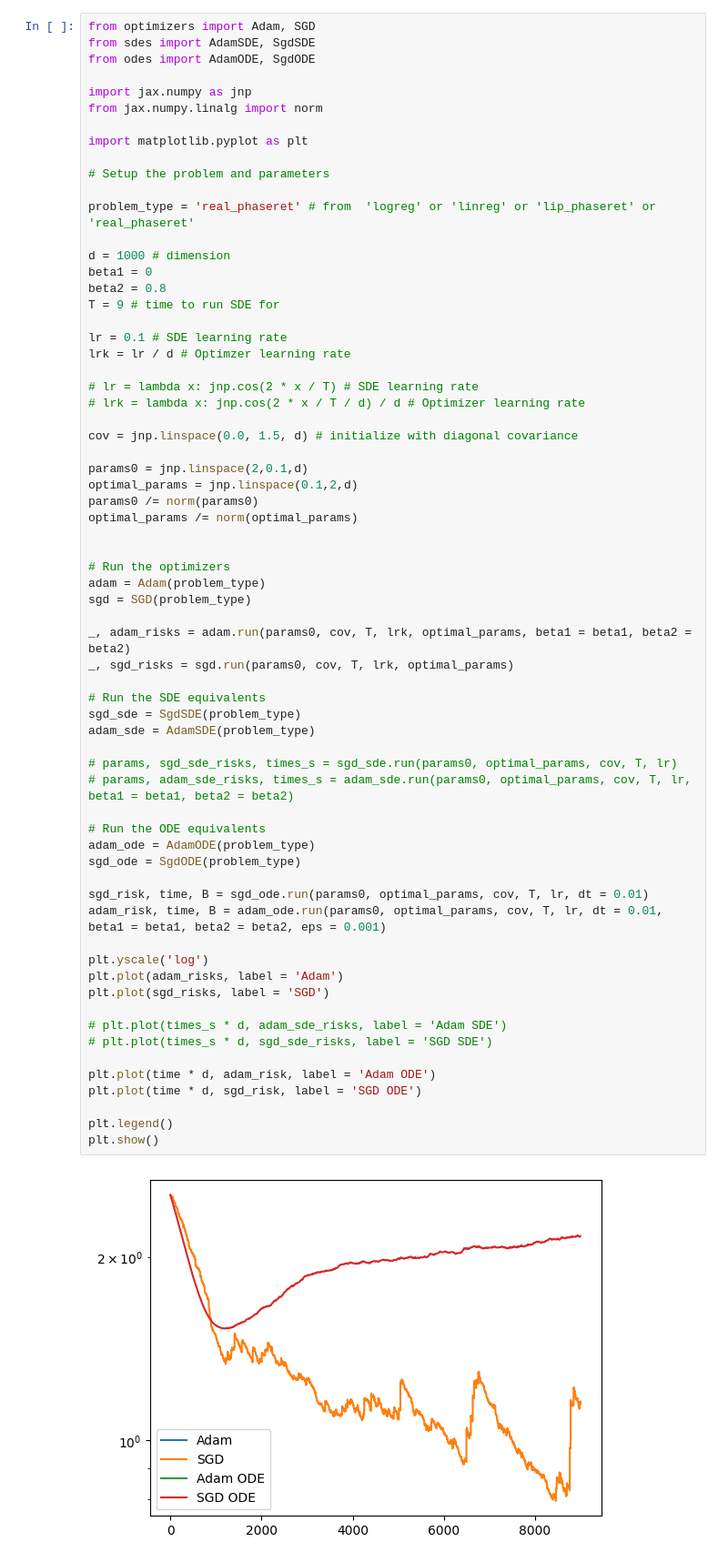
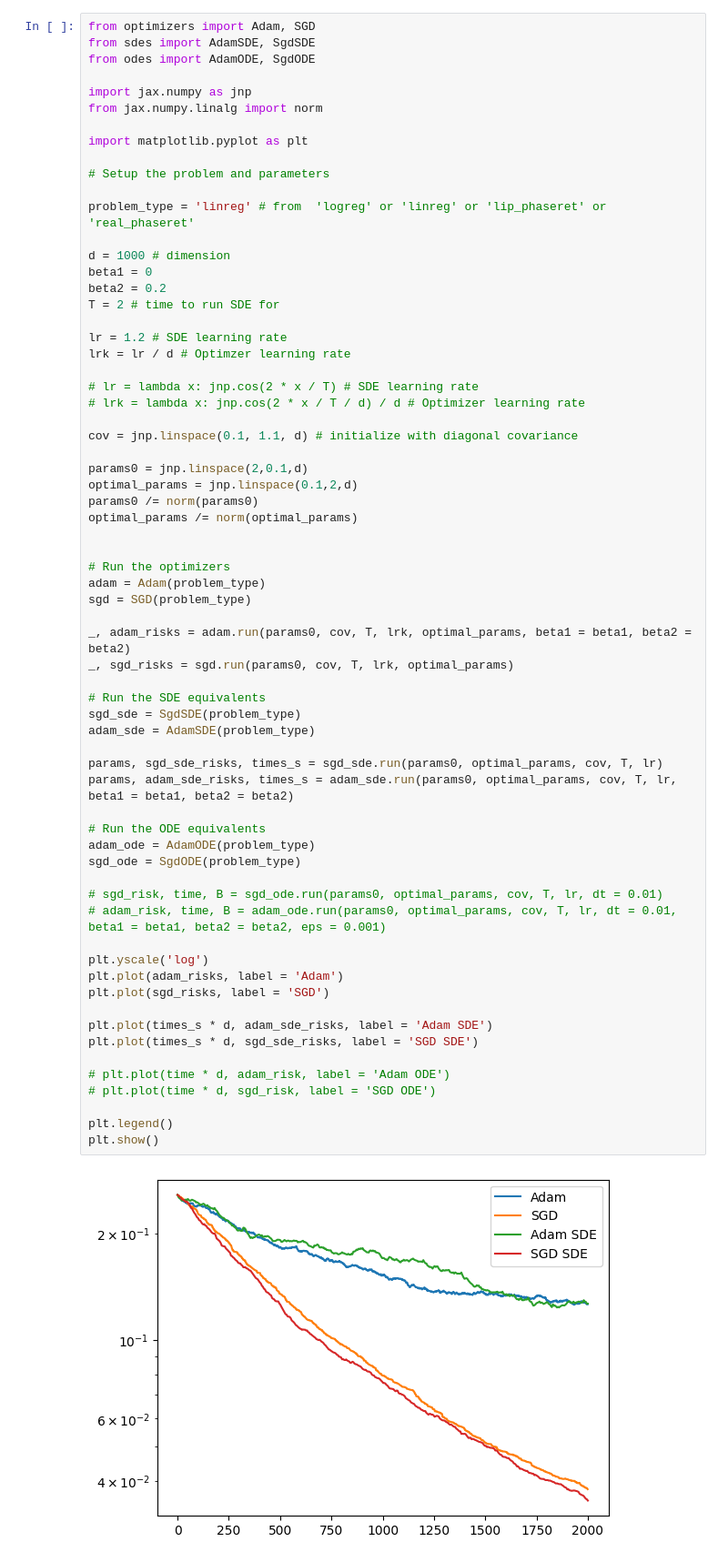
Before and after one commit to nmarzz/adam, a Jupyter notebook: demo.ipynb, the cells around one changed output. Shown at 91% size. Cells and saved outputs as stored; diff of their text form.

```diff
--- a/demo.ipynb
+++ b/demo.ipynb
@@ -10,59 +10,59 @@ import matplotlib.pyplot as plt
 
 # Setup the problem and parameters
 
-problem_type = 'real_phaseret' # from  'logreg' or 'linreg' or 'lip_phaseret' or 'real_phaseret'
+problem_type = 'linreg' # from  'logreg' or 'linreg' or 'lip_phaseret' or 'real_phaseret'
 
 d = 1000 # dimension
 beta1 = 0
-beta2 = 0.8
-T = 9 # time to run SDE for
+beta2 = 0.2
+T = 2 # time to run SDE for
 
-lr = 0.1 # SDE learning rate
+lr = 1.2 # SDE learning rate
 lrk = lr / d # Optimzer learning rate
 
 # lr = lambda x: jnp.cos(2 * x / T) # SDE learning rate
 # lrk = lambda x: jnp.cos(2 * x / T / d) / d # Optimizer learning rate
 
-cov = jnp.linspace(0.0, 1.5, d) # initialize with diagonal covariance
+cov = jnp.linspace(0.1, 1.1, d) # initialize with diagonal covariance
 
 params0 = jnp.linspace(2,0.1,d)
 optimal_params = jnp.linspace(0.1,2,d)
 params0 /= norm(params0)
 optimal_params /= norm(optimal_params)
 
 
 # Run the optimizers
 adam = Adam(problem_type)
 sgd = SGD(problem_type)
 
 _, adam_risks = adam.run(params0, cov, T, lrk, optimal_params, beta1 = beta1, beta2 = beta2)
 _, sgd_risks = sgd.run(params0, cov, T, lrk, optimal_params)
 
 # Run the SDE equivalents
 sgd_sde = SgdSDE(problem_type)
 adam_sde = AdamSDE(problem_type)
 
-# params, sgd_sde_risks, times_s = sgd_sde.run(params0, optimal_params, cov, T, lr)
-# params, adam_sde_risks, times_s = adam_sde.run(params0, optimal_params, cov, T, lr, beta1 = beta1, beta2 = beta2)
+params, sgd_sde_risks, times_s = sgd_sde.run(params0, optimal_params, cov, T, lr)
+params, adam_sde_risks, times_s = adam_sde.run(params0, optimal_params, cov, T, lr, beta1 = beta1, beta2 = beta2)
 
 # Run the ODE equivalents
 adam_ode = AdamODE(problem_type)
 sgd_ode = SgdODE(problem_type)
 
-sgd_risk, time, B = sgd_ode.run(params0, optimal_params, cov, T, lr, dt = 0.01)
-adam_risk, time, B = adam_ode.run(params0, optimal_params, cov, T, lr, dt = 0.01, beta1 = beta1, beta2 = beta2, eps = 0.001)
+# sgd_risk, time, B = sgd_ode.run(params0, optimal_params, cov, T, lr, dt = 0.01)
+# adam_risk, time, B = adam_ode.run(params0, optimal_params, cov, T, lr, dt = 0.01, beta1 = beta1, beta2 = beta2, eps = 0.001)
 
 plt.yscale('log')
 plt.plot(adam_risks, label = 'Adam')
 plt.plot(sgd_risks, label = 'SGD')
 
-# plt.plot(times_s * d, adam_sde_risks, label = 'Adam SDE')
-# plt.plot(times_s * d, sgd_sde_risks, label = 'SGD SDE')
+plt.plot(times_s * d, adam_sde_risks, label = 'Adam SDE')
+plt.plot(times_s * d, sgd_sde_risks, label = 'SGD SDE')
 
-plt.plot(time * d, adam_risk, label = 'Adam ODE')
-plt.plot(time * d, sgd_risk, label = 'SGD ODE')
+# plt.plot(time * d, adam_risk, label = 'Adam ODE')
+# plt.plot(time * d, sgd_risk, label = 'SGD ODE')
 
 plt.legend()
 plt.show()
 # %% [output]
-[figure, old version]
+[figure, new version]
```
Also changed, not shown: parts of 4 cells of this notebook.
